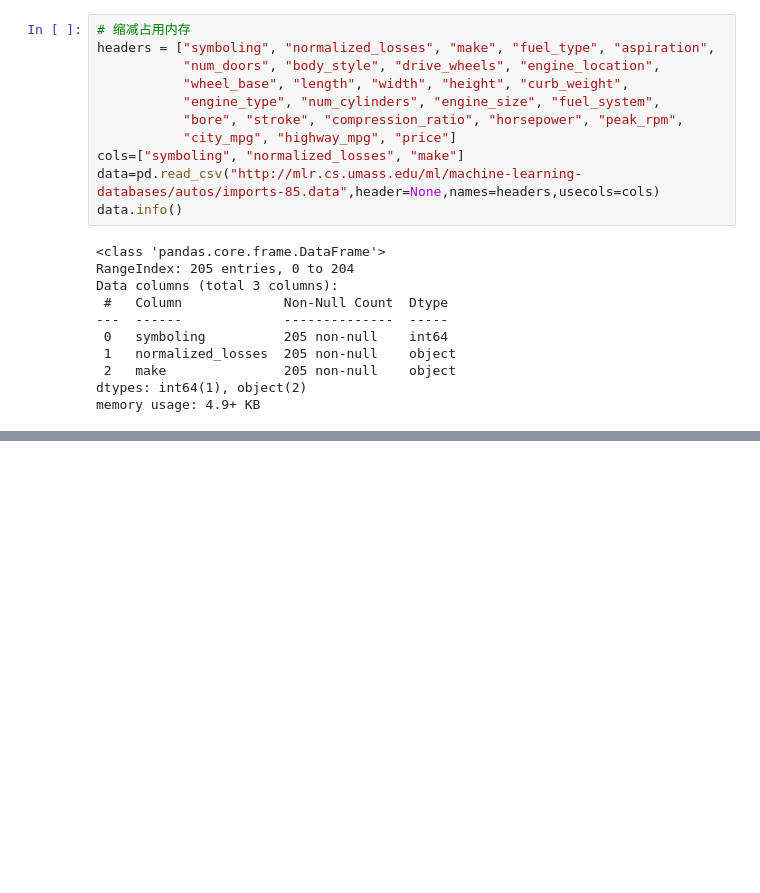
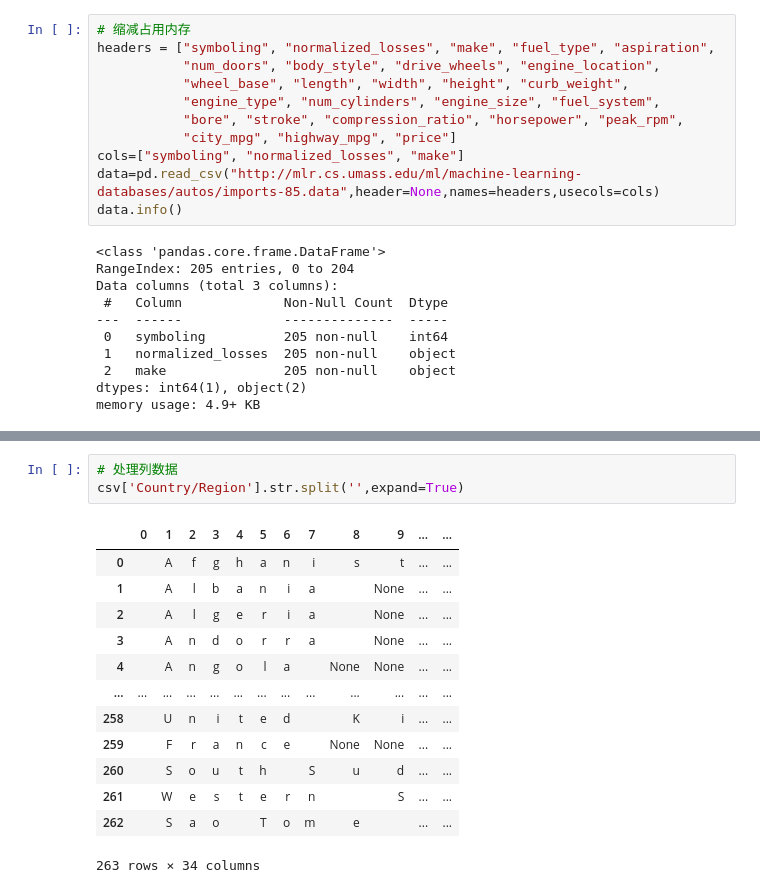
Before and after one commit to shen-yu/data-practice, a Jupyter notebook: pandas.ipynb, the cells around one changed output, grey strips where cells are left out. Saved outputs shown, nothing was run; the diff lists cells and outputs as text; blank space fills up the shorter version.

```diff
--- a/pandas.ipynb
+++ b/pandas.ipynb
@@ -108,0 +152,17 @@ Length: 83, dtype: int64
+# %%
+# 处理列数据
+csv['Country/Region'].str.split('',expand=True)
+# %% [output]
+|  | 0 | 1 | 2 | 3 | 4 | 5 | 6 | 7 | 8 | 9 | ... | ... |
+| 0 |  | A | f | g | h | a | n | i | s | t | ... | ... |
+| 1 |  | A | l | b | a | n | i | a |  | None | ... | ... |
+| 2 |  | A | l | g | e | r | i | a |  | None | ... | ... |
+| 3 |  | A | n | d | o | r | r | a |  | None | ... | ... |
+| 4 |  | A | n | g | o | l | a |  | None | None | ... | ... |
+| ... | ... | ... | ... | ... | ... | ... | ... | ... | ... | ... | ... | ... |
+| 258 |  | U | n | i | t | e | d |  | K | i | ... | ... |
+| 259 |  | F | r | a | n | c | e |  | None | None | ... | ... |
+| 260 |  | S | o | u | t | h |  | S | u | d | ... | ... |
+| 261 |  | W | e | s | t | e | r | n |  | S | ... | ... |
+| 262 |  | S | a | o |  | T | o | m | e |  | ... | ... |
+263 rows × 34 columns
```
Also changed, not shown: parts of 8 cells of this notebook.
